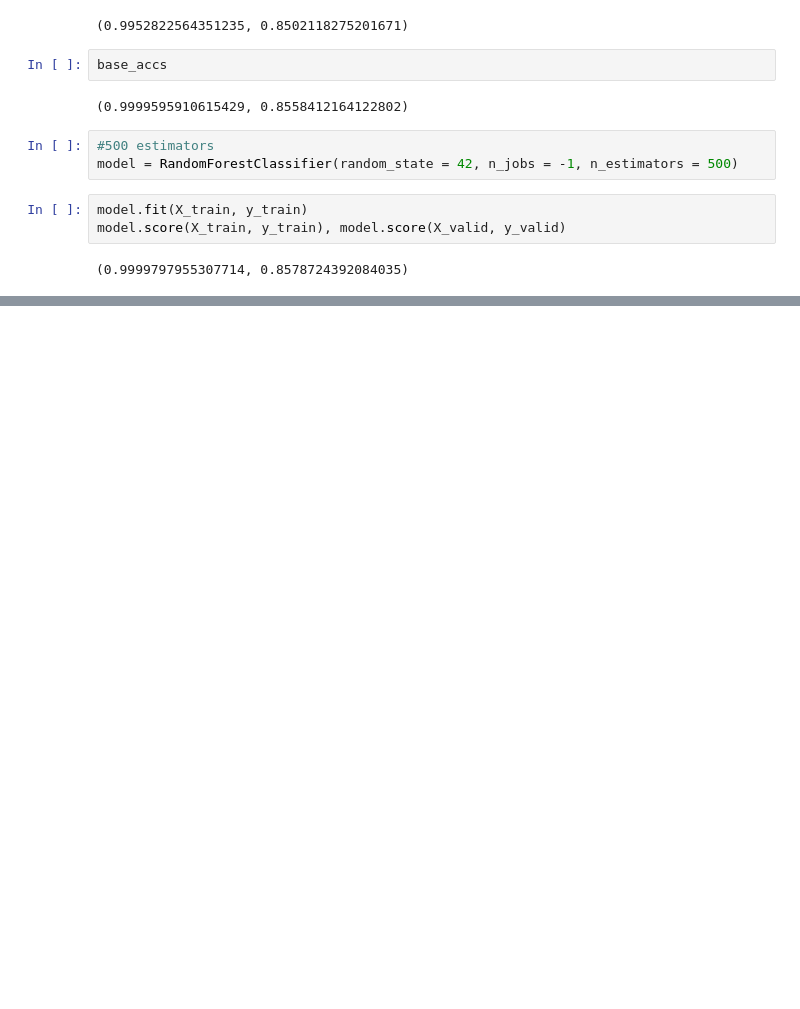
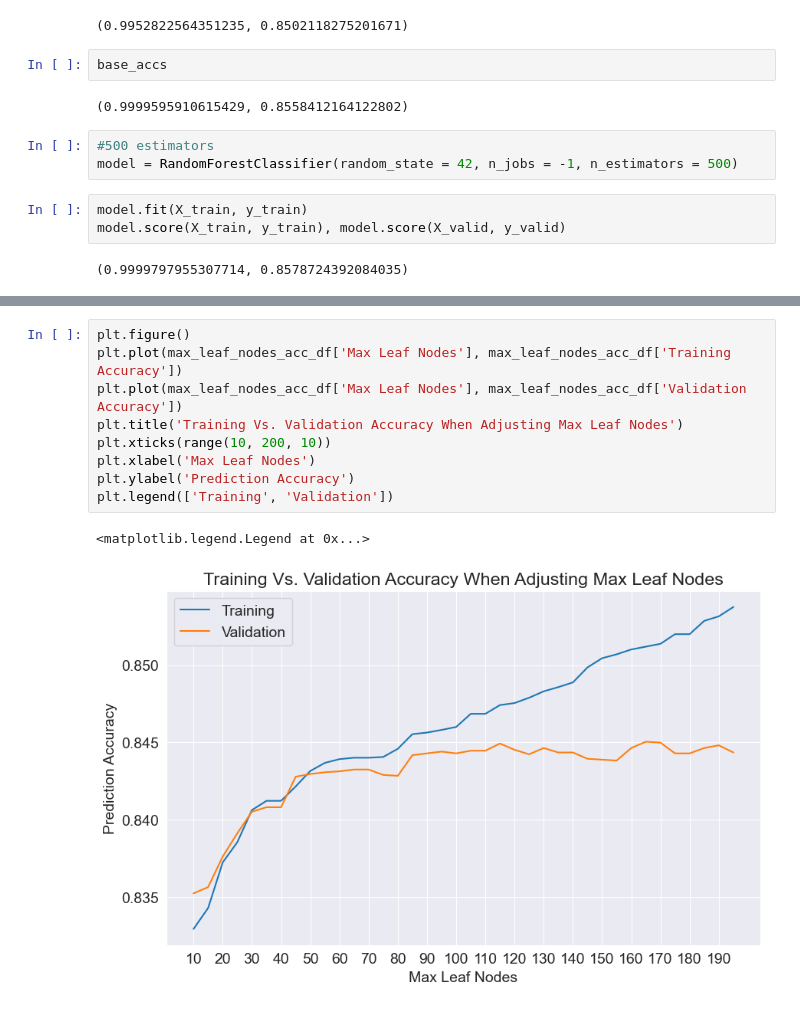
Before and after one commit to AgentXCross/PythonDS-ML, a Jupyter notebook: SciKitLearn/decision_trees_random_forests.ipynb, the cells around one changed output, grey strips where cells are left out. Drawn from its saved outputs; the diff is of its cells as text; blank space fills up the shorter version.

```diff
--- a/SciKitLearn/decision_trees_random_forests.ipynb
+++ b/SciKitLearn/decision_trees_random_forests.ipynb
@@ -793,0 +933,12 @@ print(max, estimator_num)
+# %%
+plt.figure()
+plt.plot(max_leaf_nodes_acc_df['Max Leaf Nodes'], max_leaf_nodes_acc_df['Training Accuracy'])
+plt.plot(max_leaf_nodes_acc_df['Max Leaf Nodes'], max_leaf_nodes_acc_df['Validation Accuracy'])
+plt.title('Training Vs. Validation Accuracy When Adjusting Max Leaf Nodes')
+plt.xticks(range(10, 200, 10))
+plt.xlabel('Max Leaf Nodes')
+plt.ylabel('Prediction Accuracy')
+plt.legend(['Training', 'Validation'])
+# %% [output]
+<matplotlib.legend.Legend at 0x...>
+[figure, added]
```
Also changed, not shown: parts of 34 cells of this notebook.
